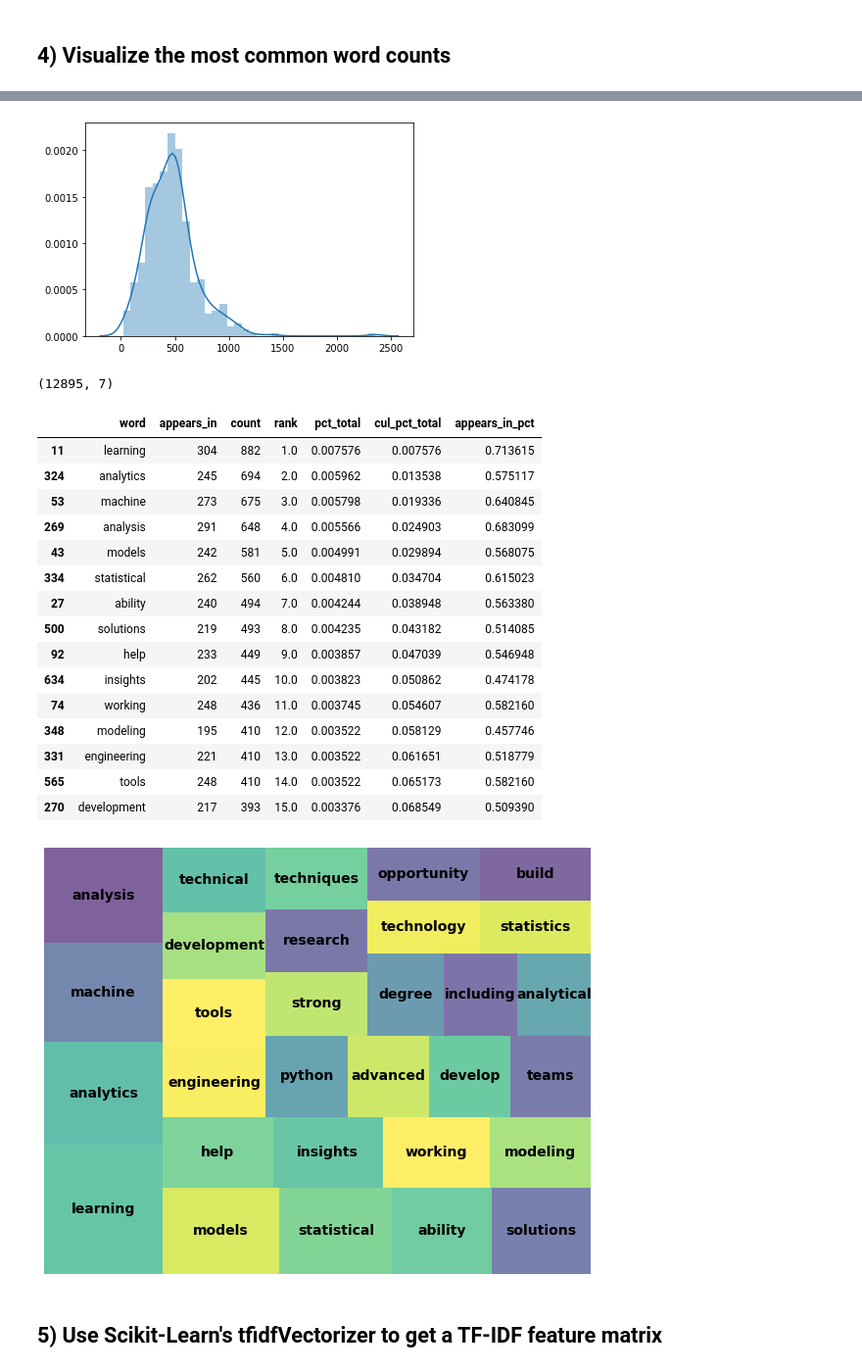
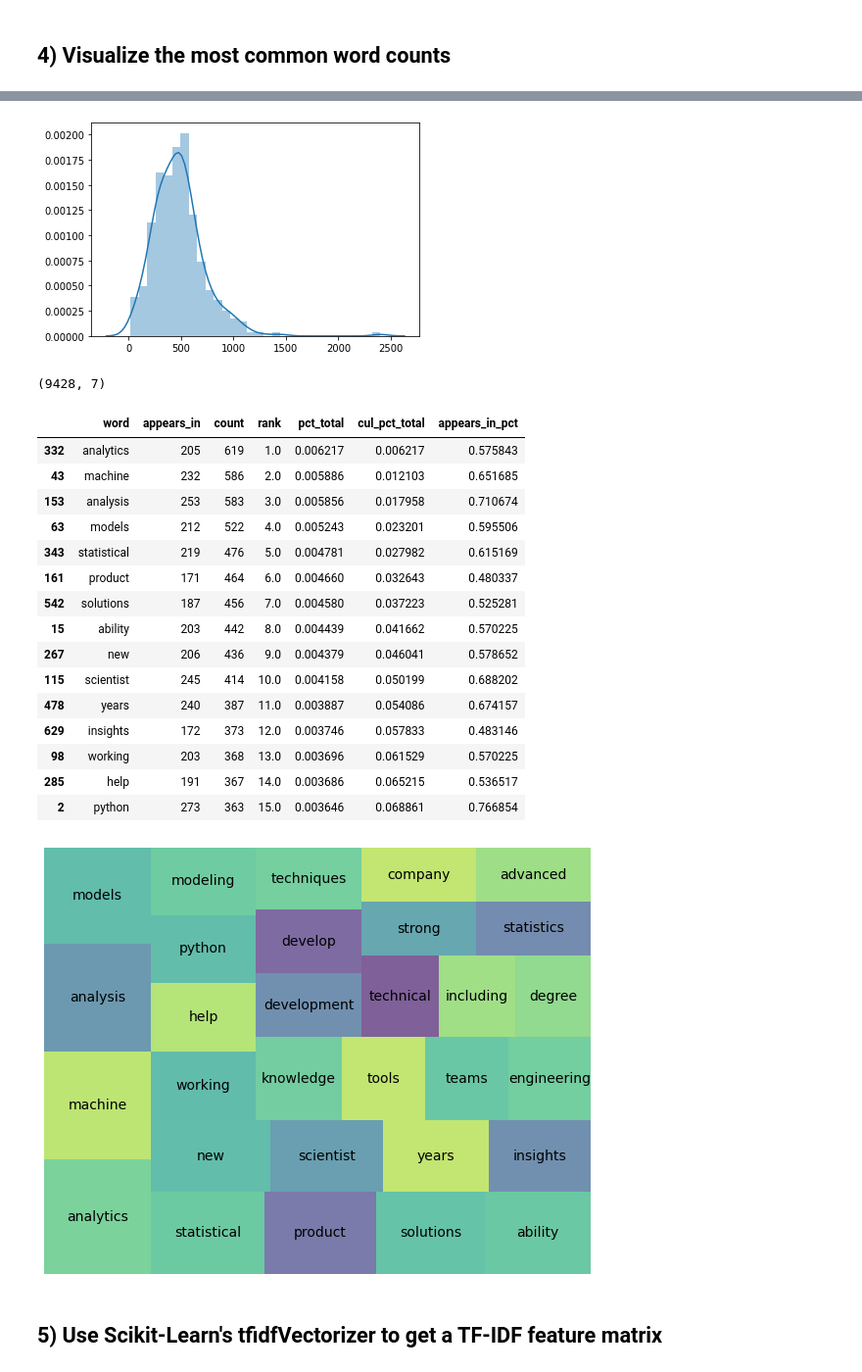
Before and after one commit to jmmiddour/DSPT8-Unit-4-ML, a Jupyter notebook: DS-Unit-4-Sprint-1-NLP-main/module2-vector-representations/LS_DS_412_Vector_Representations_Assignment.ipynb, the cells around one changed output, grey strips where cells are left out. Shown at 98% size. Saved outputs shown, nothing was run; the diff lists cells and outputs as text; code cells hidden in the pictures.

```diff
--- a/DS-Unit-4-Sprint-1-NLP-main/module2-vector-representations/LS_DS_412_Vector_Representations_Assignment.ipynb
+++ b/DS-Unit-4-Sprint-1-NLP-main/module2-vector-representations/LS_DS_412_Vector_Representations_Assignment.ipynb
@@ -122,7 +175,7 @@ tokenizer = Tokenizer(nlp.vocab)
 tokens = []
 
 # Iterate through each document to tokenize the words
-for doc in tokenizer.pipe(job['parsed'], batch_size=100):
+for doc in tokenizer.pipe(jobs['parsed'], batch_size=100):
 
     doc_tokens = []  # Empty list to hold tokens for each document
 
@@ -135,10 +188,10 @@ for doc in tokenizer.pipe(job['parsed'], batch_size=100):
     tokens.append(doc_tokens)  # Add document tokens for all documents in the dataset
 
 # Create a new column for the tokens
-job['tokens'] = tokens
+jobs['tokens'] = tokens
 
 # Check my work
-job.head()
+jobs.head()
 # %% [output]
 |  | description | title | parsed | tokens |
 | 0 | <div><div>Job Requirements:</div>... | Data scientist | job requirements conceptual under... | [job, requirements, conceptual, u... |
@@ -242,8 +292,8 @@ plt.axis('off');
 # Get just the stem words
 ps = PorterStemmer()  # Instantiate the porter stemmer
 STOP_WORDS = nlp.Defaults.stop_words  # Create a stop words list with just the default spaCy stop words
-job['stems'] = job['tokens'].progress_apply(lambda x: [ps.stem(word) for word in x if word not in STOP_WORDS])
-job.head(1)
+jobs['stems'] = jobs['tokens'].progress_apply(lambda x: [ps.stem(word) for word in x if word not in STOP_WORDS])
+jobs.head()
 # %% [output]
 |  | description | title | parsed | tokens | stems |
 | 0 | <div><div>Job Requirements:</div>... | Data scientist | job requirements conceptual under... | [job, requirements, conceptual, u... | [job, requir, conceptu, understan... |
@@ -283,27 +337,26 @@ plt.axis('off');
 # %%
 # Add stop words to SpaCy default stop words:
 STOP_WORDS = nlp.Defaults.stop_words.union(['data', 'science', 'experience',
-                                            'business', 'work', 'team', 'job',
-                                            'skills', 'product', 'knowledge',
-                                            'description', 'requirements',
-                                            'new', 'scientist'])
+                                            'business', 'work', 'team',
+                                            'skills', 'learning'])
 
 # Remove SpaCy default stop words plus my own from the tokens:
 tokens = []
 
 # Return lower case tokens and ignore default stop words/punctuation/digits/dates:
-for doc in tokenizer.pipe(job['parsed'], batch_size=250):
+for doc in tokenizer.pipe(jobs['parsed'], batch_size=250):
 
     doc_tokens = []
 
     for token in doc:
-        if (token.text.lower() not in STOP_WORDS) & (token.is_punct == False) & (token.is_space == False):
+        if (token.text not in STOP_WORDS) & (token.is_punct == False) & (token.is_space == False):
 
-            doc_tokens.append(token.text.lower())
+            doc_tokens.append(token.text)
 
     tokens.append(doc_tokens)
 
 
-job['tokens'] = tokens
-job['tokens'].head(10)
+jobs['tokens'] = tokens
+print(jobs.shape)
+jobs['tokens'].head(10)
 # %% [output]
@@ -390,42 +446,42 @@ sns.distplot(doc_len);
 # %%
 # Get the length of all documents in word count
-char_len = [len(doc.split()) for doc in job['parsed']]
+char_len = [len(doc.split()) for doc in jobs['parsed']]
 
 sns.distplot(char_len);
 # %% [output]
-[figure, old version]
+[figure, new version]
 # %%
-wc = count(job['tokens'])
+wc = count(jobs['tokens'])
 print(wc.shape)
 wc.head(15)
 # %% [output]
-(12895, 7)
+(9428, 7)
 |  | word | appears_in | count | rank | pct_total | cul_pct_total | appears_in_pct |
-| 11 | learning | 304 | 882 | 1.0 | 0.007576 | 0.007576 | 0.713615 |
-| 324 | analytics | 245 | 694 | 2.0 | 0.005962 | 0.013538 | 0.575117 |
-| 53 | machine | 273 | 675 | 3.0 | 0.005798 | 0.019336 | 0.640845 |
-| 269 | analysis | 291 | 648 | 4.0 | 0.005566 | 0.024903 | 0.683099 |
-| 43 | models | 242 | 581 | 5.0 | 0.004991 | 0.029894 | 0.568075 |
-| 334 | statistical | 262 | 560 | 6.0 | 0.004810 | 0.034704 | 0.615023 |
-| 27 | ability | 240 | 494 | 7.0 | 0.004244 | 0.038948 | 0.563380 |
-| 500 | solutions | 219 | 493 | 8.0 | 0.004235 | 0.043182 | 0.514085 |
-| 92 | help | 233 | 449 | 9.0 | 0.003857 | 0.047039 | 0.546948 |
-| 634 | insights | 202 | 445 | 10.0 | 0.003823 | 0.050862 | 0.474178 |
-| 74 | working | 248 | 436 | 11.0 | 0.003745 | 0.054607 | 0.582160 |
-| 348 | modeling | 195 | 410 | 12.0 | 0.003522 | 0.058129 | 0.457746 |
-| 331 | engineering | 221 | 410 | 13.0 | 0.003522 | 0.061651 | 0.518779 |
-| 565 | tools | 248 | 410 | 14.0 | 0.003522 | 0.065173 | 0.582160 |
-| 270 | development | 217 | 393 | 15.0 | 0.003376 | 0.068549 | 0.509390 |
+| 332 | analytics | 205 | 619 | 1.0 | 0.006217 | 0.006217 | 0.575843 |
+| 43 | machine | 232 | 586 | 2.0 | 0.005886 | 0.012103 | 0.651685 |
+| 153 | analysis | 253 | 583 | 3.0 | 0.005856 | 0.017958 | 0.710674 |
+| 63 | models | 212 | 522 | 4.0 | 0.005243 | 0.023201 | 0.595506 |
+| 343 | statistical | 219 | 476 | 5.0 | 0.004781 | 0.027982 | 0.615169 |
+| 161 | product | 171 | 464 | 6.0 | 0.004660 | 0.032643 | 0.480337 |
+| 542 | solutions | 187 | 456 | 7.0 | 0.004580 | 0.037223 | 0.525281 |
+| 15 | ability | 203 | 442 | 8.0 | 0.004439 | 0.041662 | 0.570225 |
+| 267 | new | 206 | 436 | 9.0 | 0.004379 | 0.046041 | 0.578652 |
+| 115 | scientist | 245 | 414 | 10.0 | 0.004158 | 0.050199 | 0.688202 |
+| 478 | years | 240 | 387 | 11.0 | 0.003887 | 0.054086 | 0.674157 |
+| 629 | insights | 172 | 373 | 12.0 | 0.003746 | 0.057833 | 0.483146 |
+| 98 | working | 203 | 368 | 13.0 | 0.003696 | 0.061529 | 0.570225 |
+| 285 | help | 191 | 367 | 14.0 | 0.003686 | 0.065215 | 0.536517 |
+| 2 | python | 273 | 363 | 15.0 | 0.003646 | 0.068861 | 0.766854 |
 # %%
 # Look at the top 30 words in a plot:
 wc_top30 = wc[wc['rank'] <= 30]
 
 plt.figure(figsize=(10, 8))
 squarify.plot(sizes=wc_top30['pct_total'], label=wc_top30['word'],
-              alpha=.70, text_kwargs={'size': 14, 'weight': 'bold'})
+              alpha=.70, text_kwargs={'size': 14})
 plt.axis('off');
 # %% [output]
-[figure, old version]
+[figure, new version]
 # %% [markdown]
 ## 5) Use Scikit-Learn's tfidfVectorizer to get a TF-IDF feature matrix
 # %%
```
Also changed, not shown: parts of 39 cells of this notebook.
